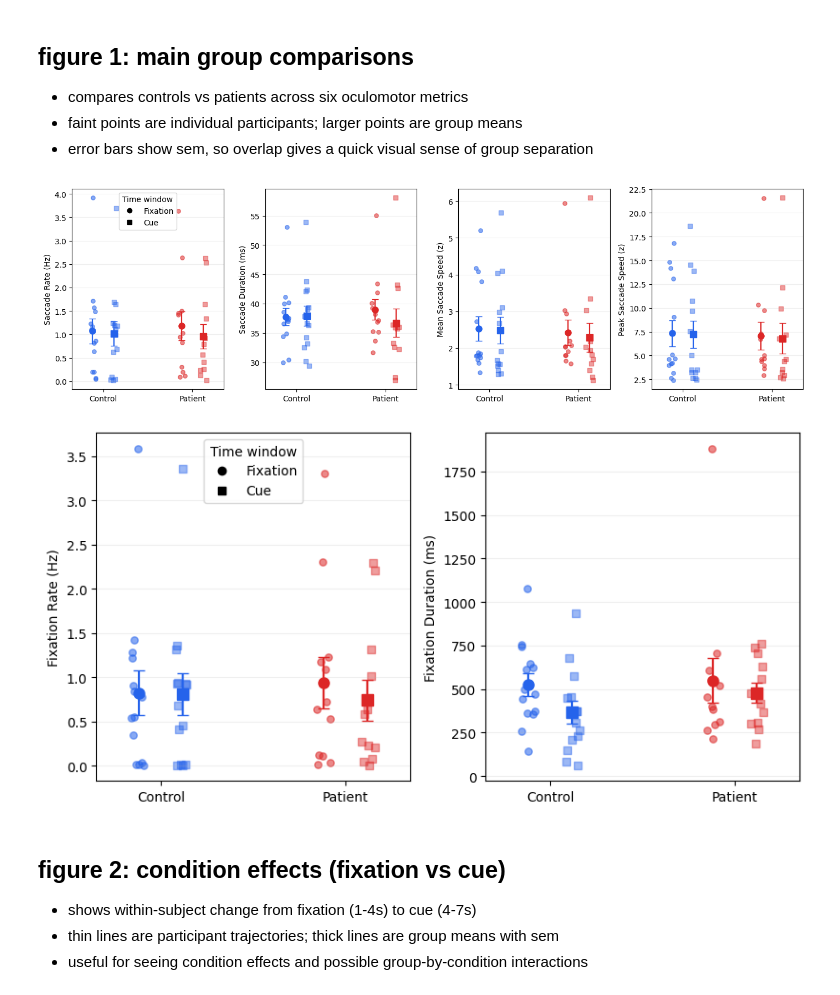
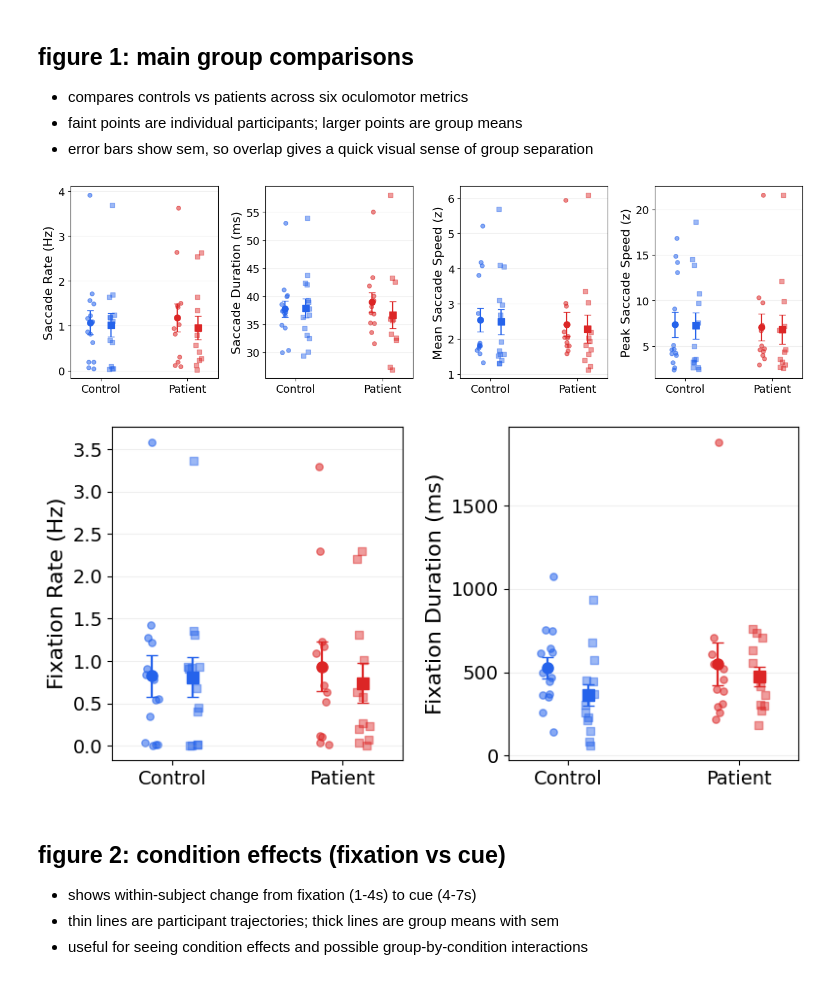
Before and after one commit to anjisuri/lab-project, a Jupyter notebook: results_figs.ipynb, the cells around one changed output. Drawn from its saved outputs; the diff is of its cells as text; code cells hidden in the pictures.

Commit message:
updating figures

```diff
--- a/results_figs.ipynb
+++ b/results_figs.ipynb
@@ -10,6 +10,16 @@ from rayleigh import phase_dist_window, rayleigh_test, rayleigh_window_group_df
 from config import get_common_participant_ids
 
 plt.rcdefaults()
+
+plt.rcParams.update({
+    'font.size': 16,
+    'axes.titlesize': 18,
+    'axes.labelsize': 16,
+    'xtick.labelsize': 14,
+    'ytick.labelsize': 14,
+    'legend.fontsize': 14,
+})
+
 
 GROUPS = ("Control", "Patient")
 GROUP_COLORS = {"Control": "#2563eb", "Patient": "#dc2626"}
@@ -153,42 +163,41 @@ def _plot_group_time_panels(metrics, fig_size):
                 se = sem(vals)
                 ax.errorbar([xpos], [mu], yerr=[se], fmt=marker, color=GROUP_COLORS[group], markersize=8, capsize=4, lw=1.6)
 
-        ax.set_ylabel(ylabel, fontsize=10)
+        ax.set_ylabel(ylabel, fontsize=16)
         ax.set_xticks([group_center["Control"], group_center["Patient"]], ["Control", "Patient"])
         ax.set_xlim(-0.35, 1.35)
         ax.grid(alpha=0.2, axis="y")
 
     from matplotlib.lines import Line2D
     handles = [
         Line2D([0], [0], marker="o", color="black", linestyle="None", markersize=6, label="Fixation"),
         Line2D([0], [0], marker="s", color="black", linestyle="None", markersize=6, label="Cue"),
     ]
-    axes[0].legend(handles=handles, title="Time window", loc="upper center")
 
     fig.tight_layout()
     return fig
 
 
 # saccade metrics
 saccade_metrics = [
     ("rates", "Saccade Rate (Hz)"),
     ("durations", "Saccade Duration (ms)"),
     ("mean_speeds", "Mean Saccade Speed (z)"),
     ("max_speeds", "Peak Saccade Speed (z)"),
 ]
 fig_1a = _plot_group_time_panels(saccade_metrics, fig_size=(14, 4.2))
 plt.show()
 
 # fixation metrics
 fixation_metrics = [
     ("fixation_rates", "Fixation Rate (Hz)"),
     ("fixation_durations", "Fixation Duration (ms)"),
 ]
 fig_1b = _plot_group_time_panels(fixation_metrics, fig_size=(8.2, 4.2))
 plt.show()
 # %% [output]
-[figure, old version]
+[figure, new version]
-[figure, old version]
+[figure, new version]
 # %% [markdown]
 ## figure 2: condition effects (fixation vs cue)
 - shows within-subject change from fixation (1-4s) to cue (4-7s)
```
Also changed, not shown: parts of 1 cell of this notebook, 1 other file.
